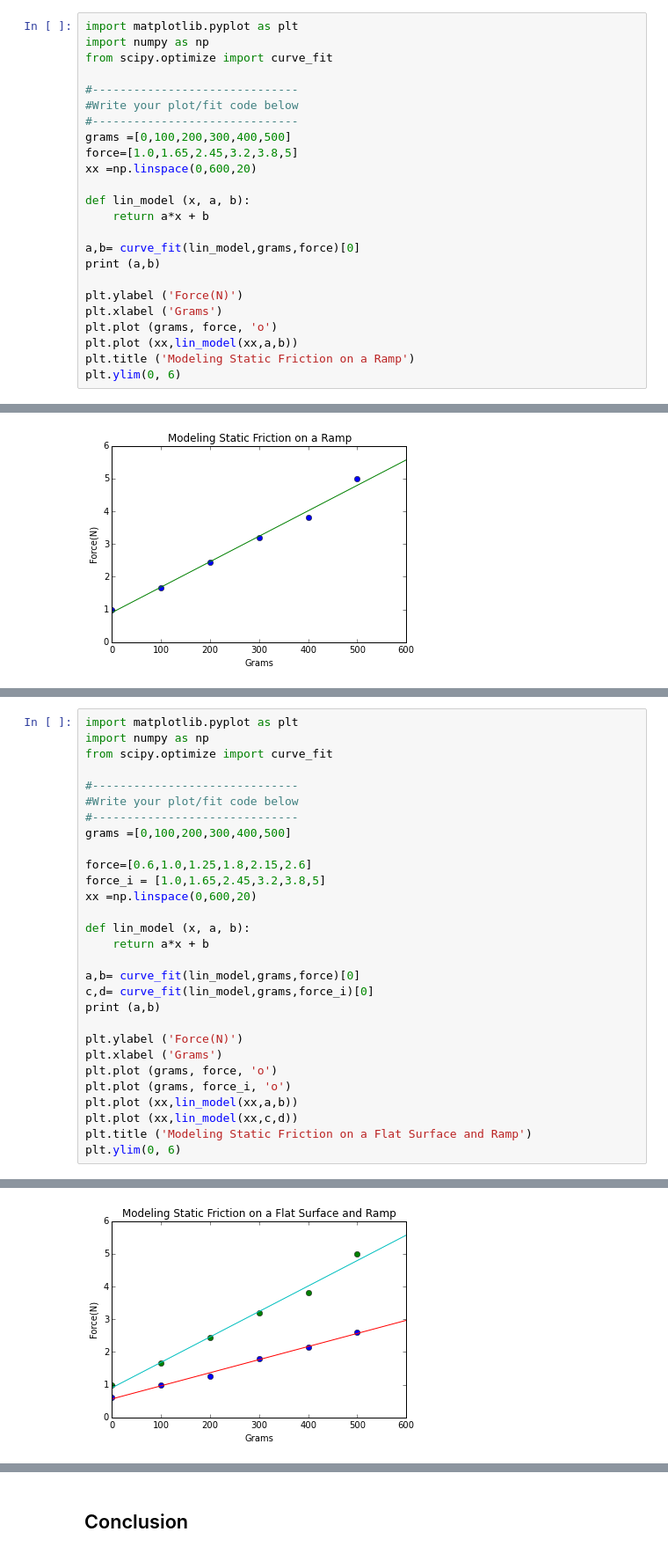
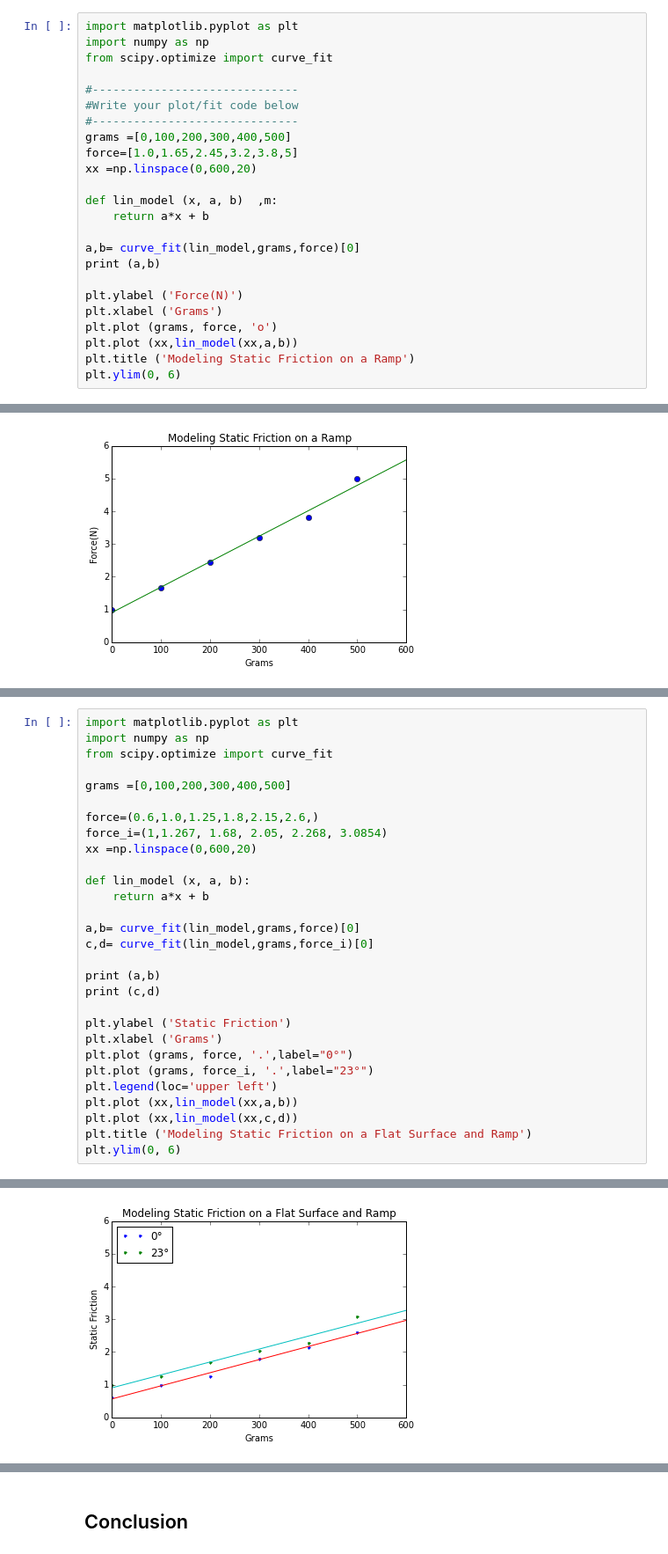
Before and after one commit to gwifish/Labs, a Jupyter notebook: Modeling Static Friction.ipynb, the cells around one changed output, grey strips where cells are left out. Shown: that part at 88% size. Saved outputs shown, nothing was run; the diff lists cells and outputs as text.

```diff
--- a/Modeling Static Friction.ipynb
+++ b/Modeling Static Friction.ipynb
@@ -69,7 +69,7 @@ grams =[0,100,200,300,400,500]
 force=[1.0,1.65,2.45,3.2,3.8,5]
 xx =np.linspace(0,600,20)
 
-def lin_model (x, a, b):
+def lin_model (x, a, b)  ,m:
     return a*x + b
 
 a,b= curve_fit(lin_model,grams,force)[0]
@@ -99,13 +99,10 @@ import matplotlib.pyplot as plt
 import numpy as np
 from scipy.optimize import curve_fit
 
-#------------------------------
-#Write your plot/fit code below
-#------------------------------
 grams =[0,100,200,300,400,500]
 
-force=[0.6,1.0,1.25,1.8,2.15,2.6]
-force_i = [1.0,1.65,2.45,3.2,3.8,5]
+force=(0.6,1.0,1.25,1.8,2.15,2.6,)
+force_i=(1,1.267, 1.68, 2.05, 2.268, 3.0854)
 xx =np.linspace(0,600,20)
 
 def lin_model (x, a, b):
@@ -113,12 +110,15 @@ def lin_model (x, a, b):
 
 a,b= curve_fit(lin_model,grams,force)[0]
 c,d= curve_fit(lin_model,grams,force_i)[0]
+
 print (a,b)
+print (c,d)
 
-plt.ylabel ('Force(N)')
+plt.ylabel ('Static Friction')
 plt.xlabel ('Grams')
-plt.plot (grams, force, 'o')
-plt.plot (grams, force_i, 'o')
+plt.plot (grams, force, '.',label="0°")
+plt.plot (grams, force_i, '.',label="23°")
+plt.legend(loc='upper left')
 plt.plot (xx,lin_model(xx,a,b))
 plt.plot (xx,lin_model(xx,c,d))
 plt.title ('Modeling Static Friction on a Flat Surface and Ramp')
@@ -128,5 +129,5 @@ plt.ylim(0, 6)
 (0, 6)
-[figure, old version]
+[figure, new version]
 # %% [markdown]
 ## Results
 $$y=ax+b$$
```
Also changed, not shown: parts of 3 cells of this notebook.
